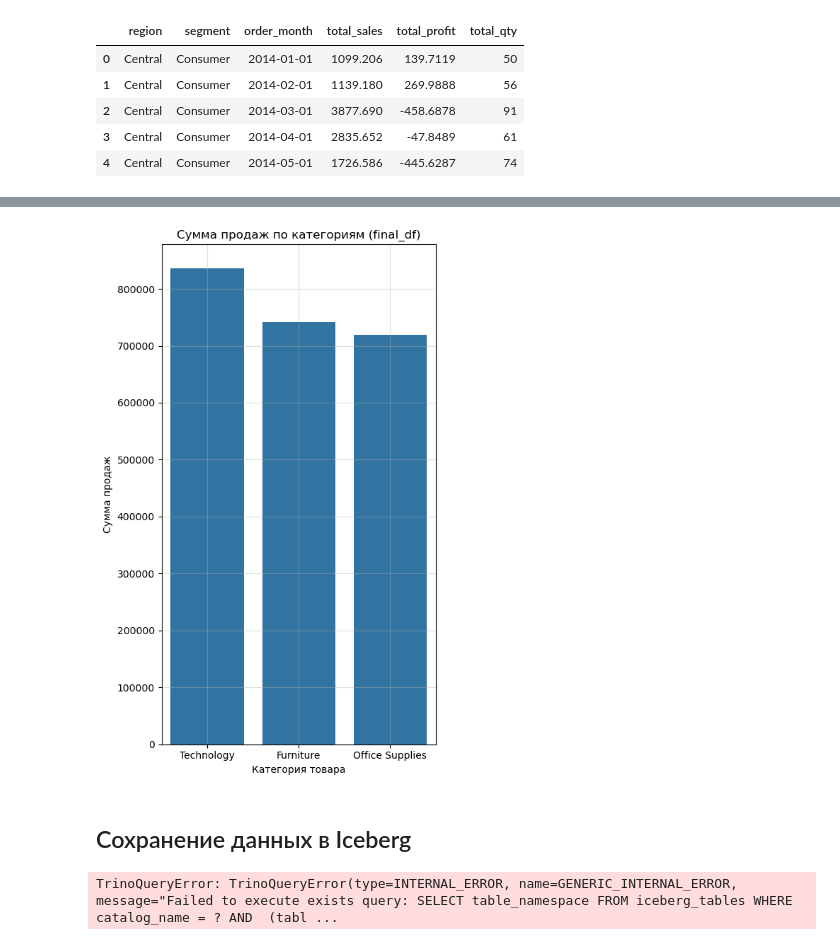
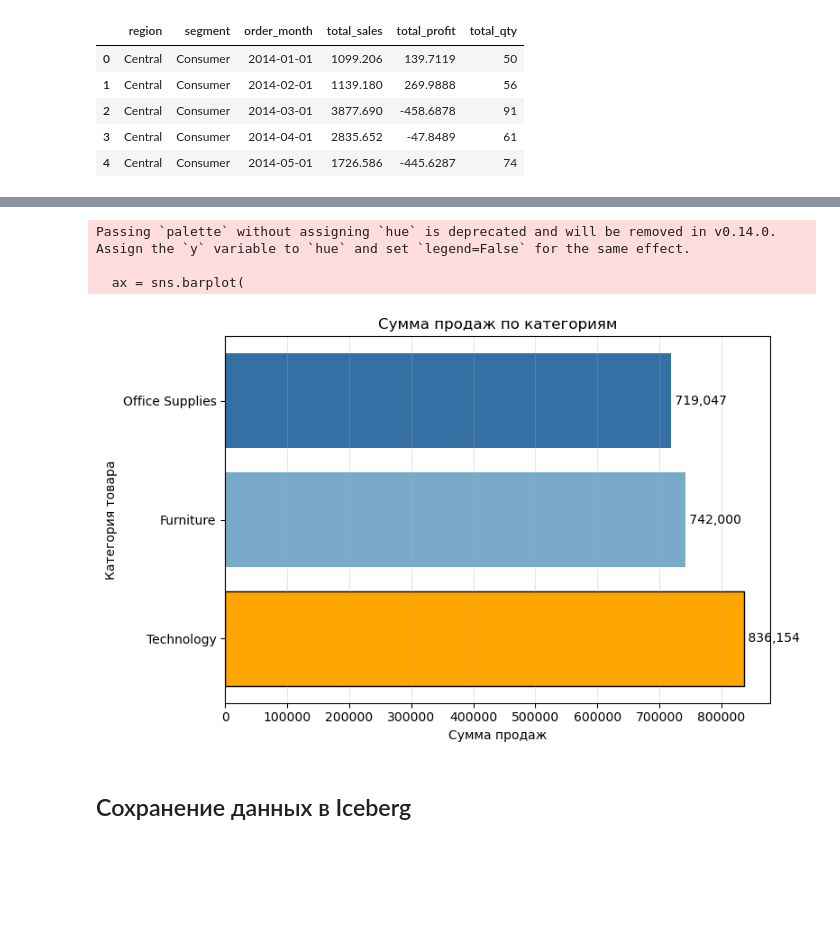
Before and after one commit to RiskofStorm/HSE, a Jupyter notebook: ms_final_homework/final_homework.ipynb, the cells around one changed output, grey strips where cells are left out. Saved outputs shown, nothing was run; the diff lists cells and outputs as text; code cells hidden in the pictures; blank space fills up the shorter version.

Commit message:
done final home work for metors seminar, iceberg finally full functional

```diff
--- a/ms_final_homework/final_homework.ipynb
+++ b/ms_final_homework/final_homework.ipynb
@@ -32,7 +32,7 @@ iceberg_bucket = "local/iceberg"
 
 trino_creds = dict(
     host = "localhost",
-    port = 8081,
+    port = 8080,
     user = "jupyter"
 )
 
@@ -55,17 +55,17 @@ trino_creds_upd.update(
 pg_creds = dict(
     host='localhost',
     port=5432,
-    user='postgres',
-    password='postgres',
-    dbname='iceberg'
+    user='ps_user',
+    password='ps_pass',
+    dbname='demo_db'
 )
 
 mysql_creds = dict(
     host="localhost",
-    port=3307,
-    user="demo",
-    passwd="root",
-    db="demo",
+    port=3306,
+    user="mysql_user",
+    passwd="mysql_pass",
+    db="demo_db",
     charset="utf8mb4",
 )
 # %%
@@ -279,7 +277,7 @@ pg_mysql_query = f"""
         SUM(i.profit) AS total_profit,
         SUM(i.quantity) AS total_qty
     FROM  postgres.public.superstore_orders AS o
-    JOIN mysql.demo.superstore_items AS i
+    JOIN mysql.demo_db.superstore_items AS i
       ON o.row_id = i.row_id
     GROUP BY
         o.region,
@@ -361,20 +389,35 @@ plt.show()
 # %%
 df_cat = final_df[final_df["metric_type"] == "sales_per_category"].copy()
-df_cat = df_cat.sort_values("metric_value", ascending=False)
+df_cat = df_cat.sort_values("metric_value", ascending=True)  # для горизонтального
 
-plt.figure(figsize=(5, 8))
-sns.barplot(
+plt.figure(figsize=(8, 5))
+ax = sns.barplot(
     data=df_cat,
-    x="dimension",
-    y="metric_value"
+    x="metric_value",
+    y="dimension",
+    palette="Blues_r"
 )
-plt.title("Сумма продаж по категориям (final_df)")
-plt.xlabel("Категория товара")
-plt.ylabel("Сумма продаж")
+
+# Выделим топ‑категорию другим цветом
+max_idx = df_cat["metric_value"].idxmax()
+for i, (val, dim) in enumerate(zip(df_cat["metric_value"], df_cat["dimension"])):
+    if i == len(df_cat) - 1:  # последний в отсортированном – максимум
+        ax.barh(i, val, color="orange", edgecolor="black")
+
+# Подписи значений справа
+for i, v in enumerate(df_cat["metric_value"]):
+    ax.text(v, i, f" {v:,.0f}", va="center")
+
+plt.title("Сумма продаж по категориям")
+plt.xlabel("Сумма продаж")
+plt.ylabel("Категория товара")
+plt.grid(axis="x", alpha=0.3)
 plt.tight_layout()
-plt.grid(True, alpha=0.4)
 plt.show()
 # %% [output]
+Passing `palette` without assigning `hue` is deprecated and will be removed in v0.14.0. Assign the `y` variable to `hue` and set `legend=False` for the same effect.
+
+  ax = sns.barplot(
-[figure, old version]
+[figure, new version]
 # %% [markdown]
 ## Сохранение данных в Iceberg
@@ -381,11 +437,26 @@ plt.show()
 # %%
+# создадим схему, таблицу
 create_schema_sql = f"""
-    CREATE SCHEMA IF NOT EXISTS iceberg.student_superstore
+    CREATE SCHEMA IF NOT EXISTS iceberg.superstore
 """
-# conn_ice = connect(**iceberg_creds)
+drop_if_exists = "DROP TABLE IF EXISTS  iceberg.superstore.metrics_part"
+create_table_sql = f"""
+CREATE TABLE IF NOT EXISTS iceberg.superstore.metrics_part (
+    dimension VARCHAR,
+    metric_value DOUBLE,
+    metric_type VARCHAR
+)
+WITH (
+    format = 'PARQUET',
+    partitioning = ARRAY['metric_type']
+)
+"""
+# я не фанат автокоммитов)
 with trino_conn.cursor() as cur_trino:
     cur_trino.execute(create_schema_sql)
-    conn_ice.commit()
+    trino_conn.commit()
+    cur_trino.execute(drop_if_exists)
+    trino_conn.commit()
+    cur_trino.execute(create_table_sql)
+    trino_conn.commit()
-# %% [output]
-TrinoQueryError: TrinoQueryError(type=INTERNAL_ERROR, name=GENERIC_INTERNAL_ERROR, message="Failed to execute exists query: SELECT table_namespace FROM iceberg_tables WHERE catalog_name = ? AND  (tabl ...
 # %%
```
Also changed, not shown: parts of 15 cells of this notebook, 19 other files.
